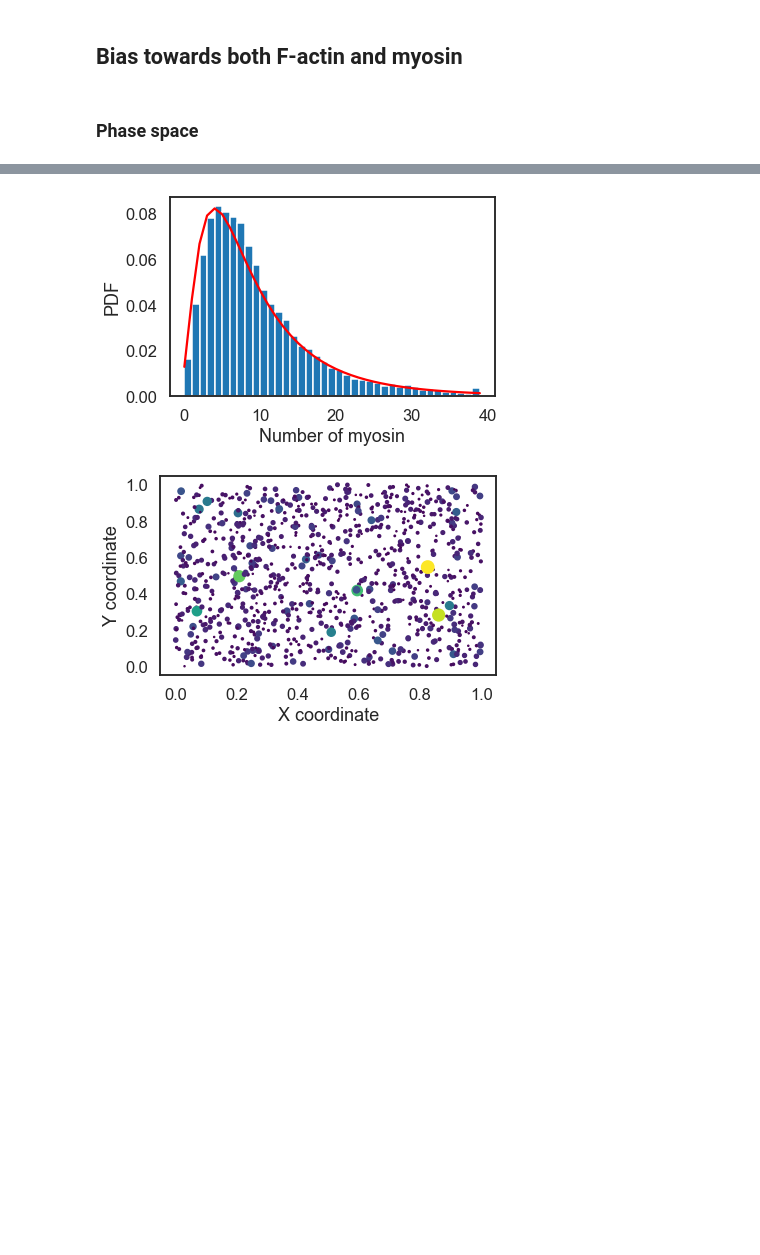
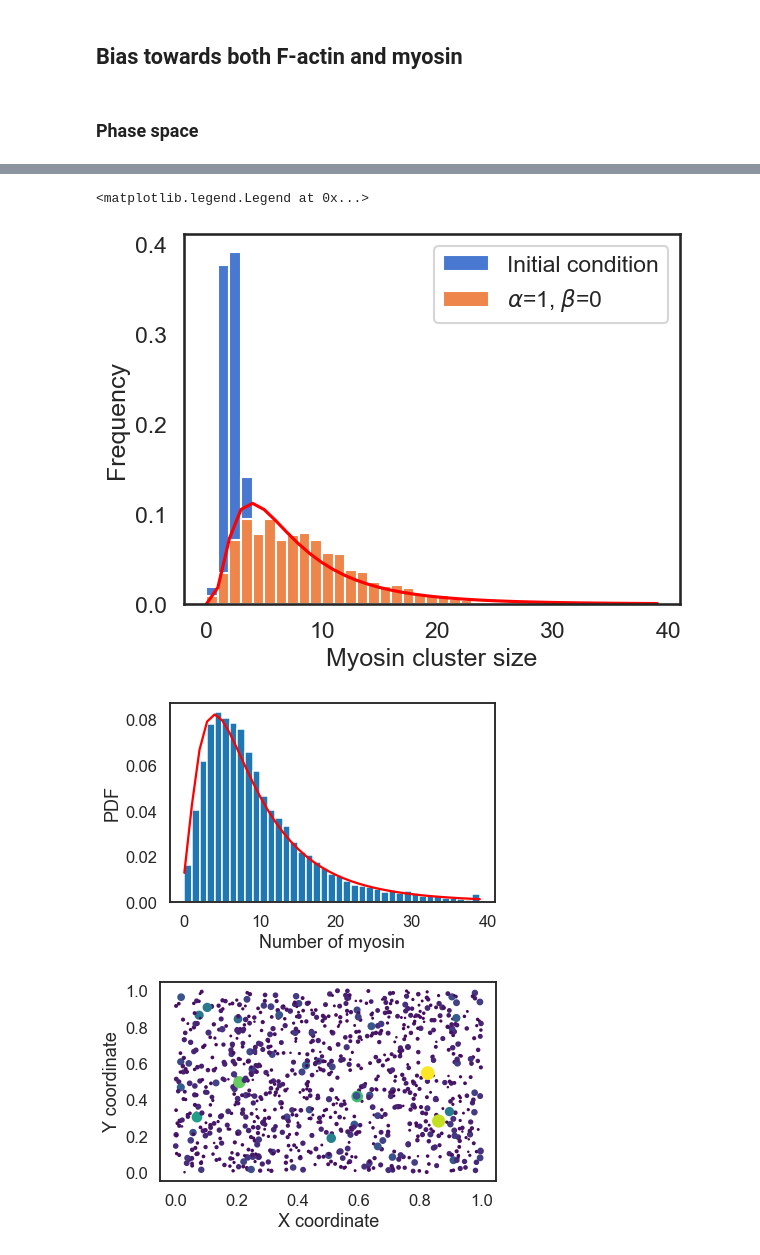
Before and after one commit to WHChou/Myosin-cluster-simulation, a Jupyter notebook: MyosinBinding_v2.ipynb, the cells around one changed output, grey strips where cells are left out. Cells and saved outputs as stored; diff of their text form; code cells hidden in the pictures; blank space fills up the shorter version.

Commit message:
find initial parameter, run phase space

```diff
--- a/MyosinBinding_v2.ipynb
+++ b/MyosinBinding_v2.ipynb
@@ -75,12 +73,14 @@ def GenMyoNum(method, numMyosin, *keys):
     return myosinNum.astype(int)
 
 # Define function that runs simulation based on weights that are defined
-def runSimulation(numGrid, numMyosin, MyosinNum, ActinThick, actinBiasVal, myosinBiasVal, ifsave, dwnsample):
+def runSimulation(numGrid, numMyosin, MyosinInit, ActinThick, actinBiasVal, myosinBiasVal, ifsave, dwnsample):
     ### numGrid: number of grid points
     ### numMyosin: number of new myosin filaments to bind
     ### MyosinNum: initial myosin cluster size
     ### ActinThick: initial F-actin density
     ### actinBiasVal, myosinBiasVal: degree of affinity for new myosin to bind to actin or myosin
+
+    MyosinNum = MyosinInit.copy()
 
     if ifsave:
         MyosinNumHist = np.zeros((numGrid, int(numMyosin/dwnsample)))
@@ -639,3 +670,23 @@ for ii in range(len(actinBiasVal)):
+# %%
+myosinBiasVal = 1
+actinBiasVal = 0
+res = runSimulation(2000, 12000, GenMyoNum('lognormal', 2000, 0.8, 0.4) , GenActinThick('lognormal', 2000, 1, 1), actinBiasVal, myosinBiasVal, 0, 1)
+#res.tofile('myoNum.csv', sep=' ')
+(s, loc, scale) = st.lognorm.fit(res[res>0], floc = 0)
+sns.set_style("white")
+sns.set_context("talk")
+co = sns.color_palette('muted')
+plt.figure()
+xfit = np.arange(40)
+plt.hist(GenMyoNum('lognormal', 2000, 0.8, 0.4), bins = np.arange(40), color = co[0], density = True, label = 'Initial condition')
+plt.hist(res, bins = np.arange(40), color = co[1], density = True, label = r'$\alpha$='+str(myosinBiasVal)+r', $\beta$='+str(actinBiasVal))
+plt.plot(xfit, st.lognorm.pdf(xfit, s, loc, scale), c = 'red')
+plt.xlabel("Myosin cluster size")
+plt.ylabel("Frequency")
+plt.legend()
+# %% [output]
+<matplotlib.legend.Legend at 0x...>
+[figure, added]
 # %%
 mu = 1   # Thickness of actin
 sigma = 1
```
Also changed, not shown: parts of 5 cells of this notebook, 1 other file.
